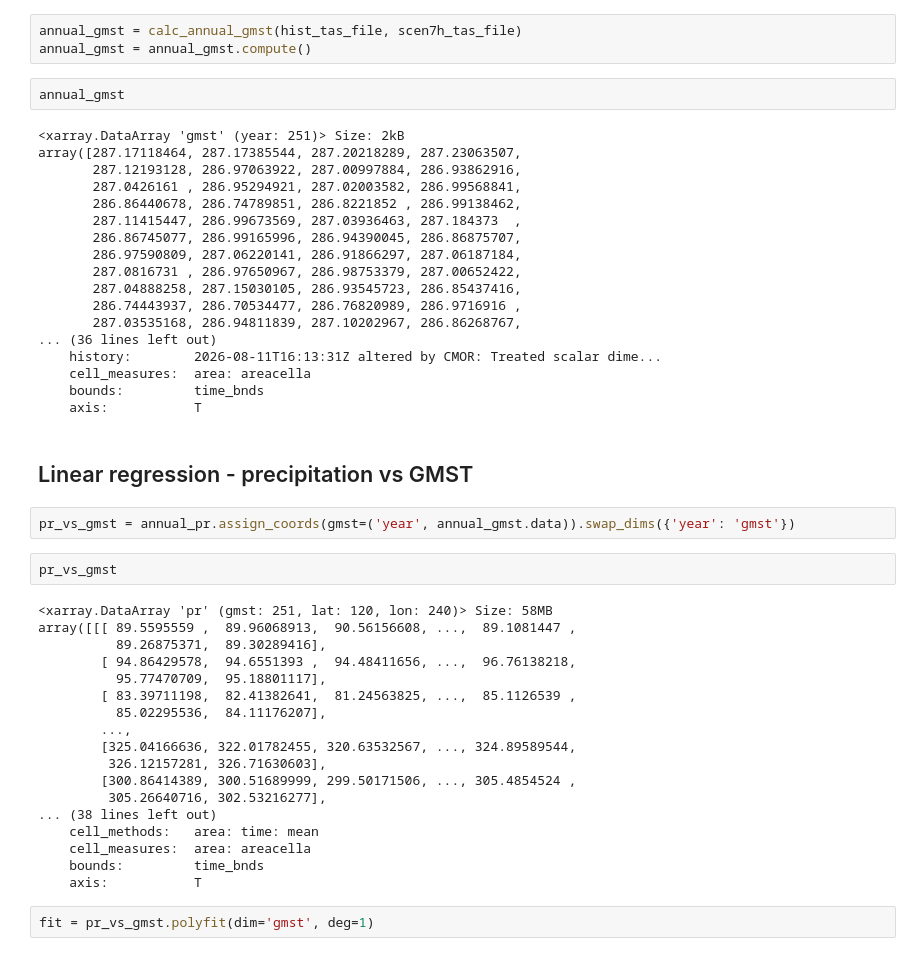
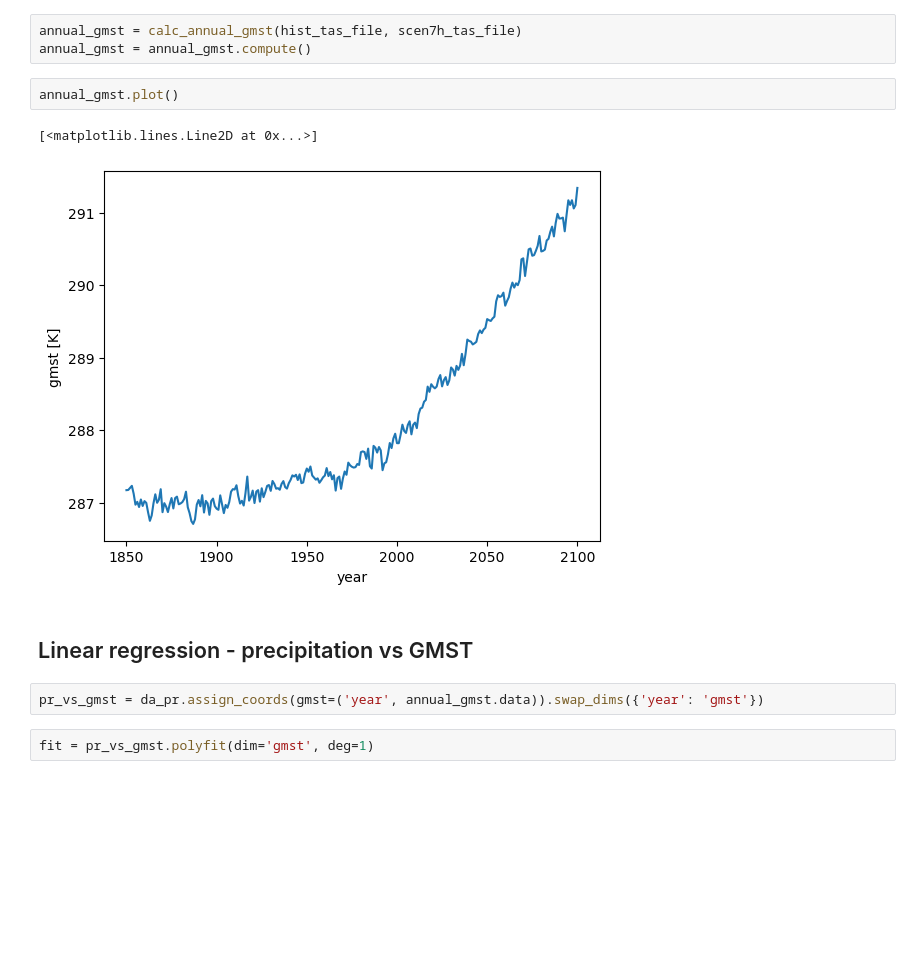
Before and after one commit to DamienIrving/cmip7-first-look, a Jupyter notebook: projections/projection_maps.ipynb, the cells around one changed output. Saved outputs shown, nothing was run; the diff lists cells and outputs as text; blank space fills up the shorter version.

```diff
--- a/projections/projection_maps.ipynb
+++ b/projections/projection_maps.ipynb
@@ -71,48 +123,13 @@ def calc_annual_gmst(hist_file, scen_file):
 annual_gmst = calc_annual_gmst(hist_tas_file, scen7h_tas_file)
 annual_gmst = annual_gmst.compute()
 # %%
-annual_gmst
+annual_gmst.plot()
 # %% [output]
-<xarray.DataArray 'gmst' (year: 251)> Size: 2kB
-array([287.17118464, 287.17385544, 287.20218289, 287.23063507,
-       287.12193128, 286.97063922, 287.00997884, 286.93862916,
-       287.0426161 , 286.95294921, 287.02003582, 286.99568841,
-       286.86440678, 286.74789851, 286.8221852 , 286.99138462,
-       287.11415447, 286.99673569, 287.03936463, 287.184373  ,
-       286.86745077, 286.99165996, 286.94390045, 286.86875707,
-       286.97590809, 287.06220141, 286.91866297, 287.06187184,
-       287.0816731 , 286.97650967, 286.98753379, 287.00652422,
-       287.04888258, 287.15030105, 286.93545723, 286.85437416,
-       286.74443937, 286.70534477, 286.76820989, 286.9716916 ,
-       287.03535168, 286.94811839, 287.10202967, 286.86268767,
-... (36 lines left out)
-    history:        2026-08-11T16:13:31Z altered by CMOR: Treated scalar dime...
-    cell_measures:  area: areacella
-    bounds:         time_bnds
-    axis:           T
+[<matplotlib.lines.Line2D at 0x...>]
+[figure, added]
 # %% [markdown]
 ## Linear regression - precipitation vs GMST
 # %%
-pr_vs_gmst = annual_pr.assign_coords(gmst=('year', annual_gmst.data)).swap_dims({'year': 'gmst'})
+pr_vs_gmst = da_pr.assign_coords(gmst=('year', annual_gmst.data)).swap_dims({'year': 'gmst'})
-# %%
-pr_vs_gmst
-# %% [output]
-<xarray.DataArray 'pr' (gmst: 251, lat: 120, lon: 240)> Size: 58MB
-array([[[ 89.5595559 ,  89.96068913,  90.56156608, ...,  89.1081447 ,
-          89.26875371,  89.30289416],
-        [ 94.86429578,  94.6551393 ,  94.48411656, ...,  96.76138218,
-          95.77470709,  95.18801117],
-        [ 83.39711198,  82.41382641,  81.24563825, ...,  85.1126539 ,
-          85.02295536,  84.11176207],
-        ...,
-        [325.04166636, 322.01782455, 320.63532567, ..., 324.89589544,
-         326.12157281, 326.71630603],
-        [300.86414389, 300.51689999, 299.50171506, ..., 305.4854524 ,
-         305.26640716, 302.53216277],
-... (38 lines left out)
-    cell_methods:   area: time: mean
-    cell_measures:  area: areacella
-    bounds:         time_bnds
-    axis:           T
 # %%
 fit = pr_vs_gmst.polyfit(dim='gmst', deg=1)
```
Also changed, not shown: parts of 13 cells of this notebook.
